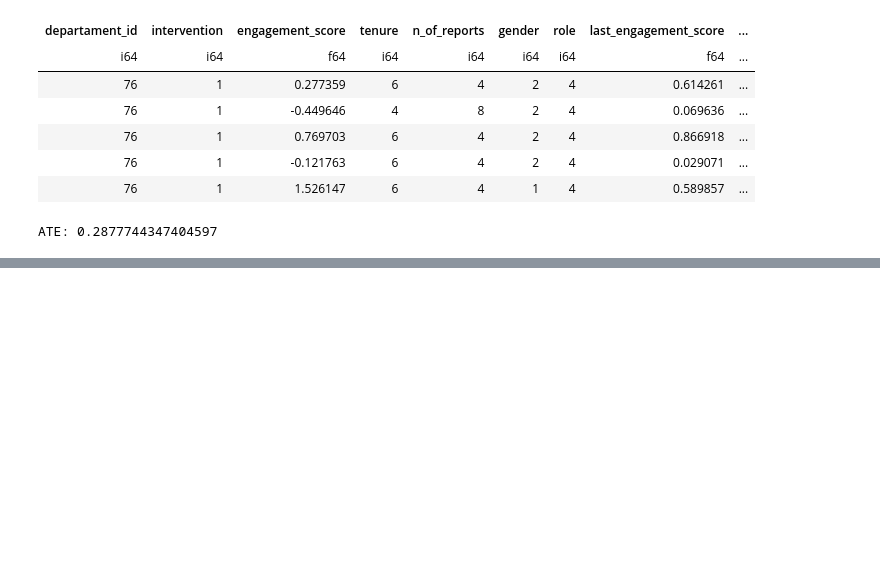
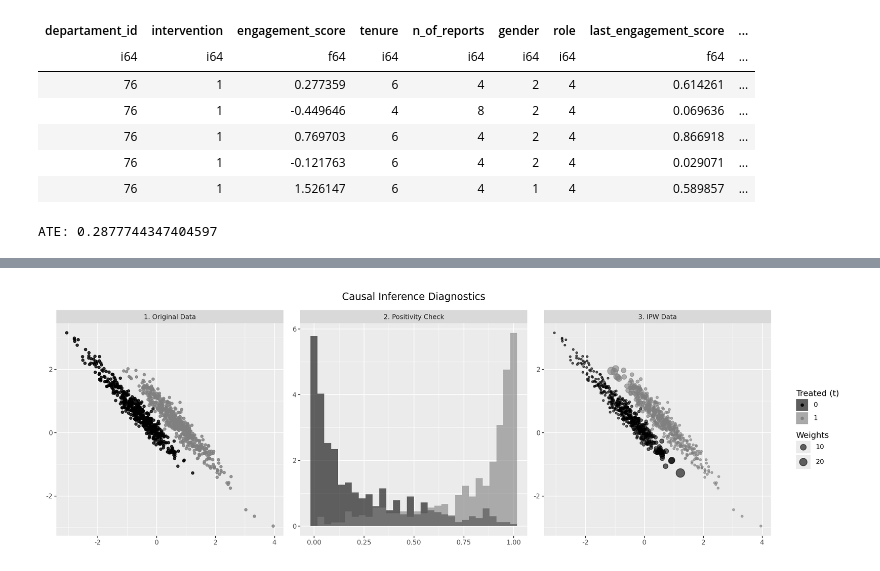
Before and after one commit to Sechi42/Causal_Inference-with-python, a Jupyter notebook: ch05/ch05.ipynb, the cells around one changed output, grey strips where cells are left out. Drawn from its saved outputs; the diff is of its cells as text; code cells hidden in the pictures; blank space fills up the shorter version.

```diff
--- a/ch05/ch05.ipynb
+++ b/ch05/ch05.ipynb
@@ -204,0 +452,19 @@ ATE: 0.2877744347404597
+# %%
+np.random.seed(1)
+
+n = 1000
+x = np.random.normal(0, 1, n)
+t = np.random.normal(x, 0.5, n) > 0
+
+y0 = -x
+y1 = y0 + t # ate = 1Q
+
+y = np.random.normal((1-t)*y0 + t*y1, 0.2)
+
+df_no_pos = pl.DataFrame(dict(
+    x=x,
+    t=t.astype(int),
+    y=y
+))
+
+df_no_pos.head()
@@ -204,0 +480,67 @@ ATE: 0.2877744347404597
+# %%
+df_no_pos = pl.DataFrame({"x": x, "t": t.astype(int), "y": y})
+
+# Modelo de Propensity Score
+# (Statsmodels requiere pandas, es el único paso no-Polars inevitable para el logit)
+ps_model = smf.logit("t ~ x", data=df_no_pos.to_pandas()).fit(disp=0)
+
+# Cálculos en Polars puro
+df_final = df_no_pos.with_columns(
+    ps = pl.Series(ps_model.predict(df_no_pos.to_pandas()))
+).with_columns(
+    # Cálculo de Stabilized Weights
+    weights = pl.when(pl.col("t") == 1)
+              .then(pl.col("t").mean() / pl.col("ps"))
+              .otherwise((1 - pl.col("t").mean()) / (1 - pl.col("ps"))),
+    # Convertimos t a string para colores discretos
+    t_cat = pl.col("t").cast(pl.String)
+)
+
+# Convertimos a Pandas para pasar a Plotnine
+df_plot = df_final
+
+# --- 2. GRAFICADO AVANZADO CON FACET WRAP ---
+# Truco: Usamos un ggplot base vacío y agregamos 'geoms' con datos filtrados
+# simulando paneles mediante una columna artificial 'panel_name'.
+
+(
+    ggplot()
+    # PANEL 1: Original Data (Scatter)
+    + geom_point(
+        data=df_plot.with_columns(panel_name=pl.lit("1. Original Data")),
+        mapping=aes(x='x', y='y', color='t_cat'),
+        alpha=0.8
+    )
+    # PANEL 2: Positivity Check (Histograma)
+    # Nota: Mapeamos 'ps' al eje x, y 'density' al eje y.
+    + geom_histogram(
+        data=df_plot.with_columns(panel_name=pl.lit("2. Positivity Check")),
+        mapping=aes(x='ps', fill='t_cat', y=after_stat('density')),
+        position="identity",
+        alpha=0.6,
+        bins=30
+    )
+    # PANEL 3: IPW Data (Scatter con tamaño)
+    + geom_point(
+        data=df_plot.with_columns(panel_name=pl.lit("3. IPW Data")),
+        mapping=aes(x='x', y='y', color='t_cat', size='weights'),
+        alpha=0.6
+    )
+    # CONFIGURACIÓN DE LOS PANELES
+    # scales="free" permite que cada gráfico tenga sus propios rangos y ejes (clave aquí)
+    + facet_wrap('~panel_name', scales="free", nrow=1)
+
+    # ESTILOS Y COLORES
+    + scale_color_manual(values=['black', 'gray'], name="Treated (t)")
+    + scale_fill_manual(values=['black', 'gray'], name="Treated (t)")
+    + scale_size_continuous(range=(1, 6), name="Weights")
+    + labs(title="Causal Inference Diagnostics", x="", y="") # Quitamos etiquetas globales confusas
+    + theme_gray()
+    + theme(
+        figure_size=(15, 5),          # Tamaño ancho tipo banner
+        legend_position="right",      # Leyenda unificada a la derecha
+        subplots_adjust={'wspace': 0.2} # Espacio entre paneles
+    )
+)
+# %% [output]
+[figure, added]
```
Also changed, not shown: parts of 57 cells of this notebook, 4 other files.
